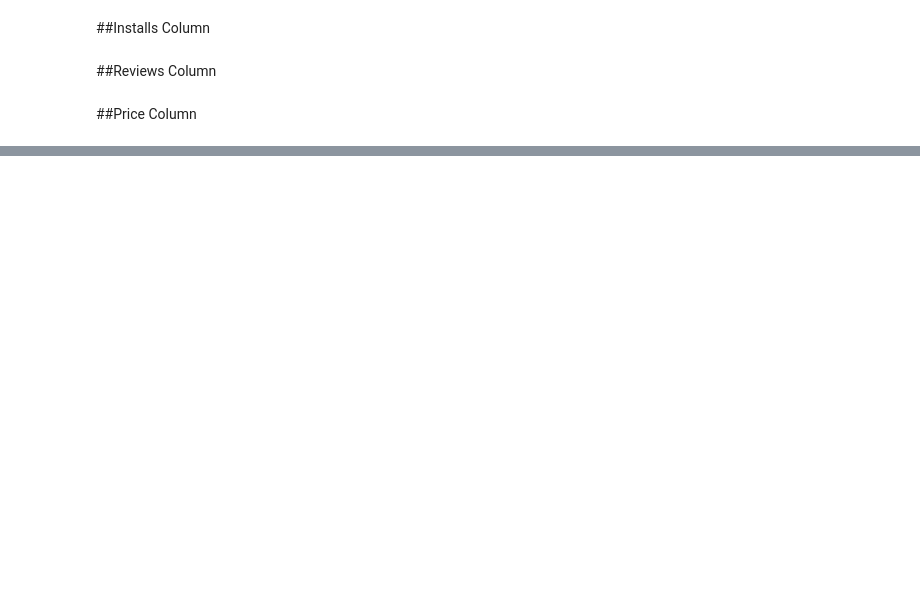
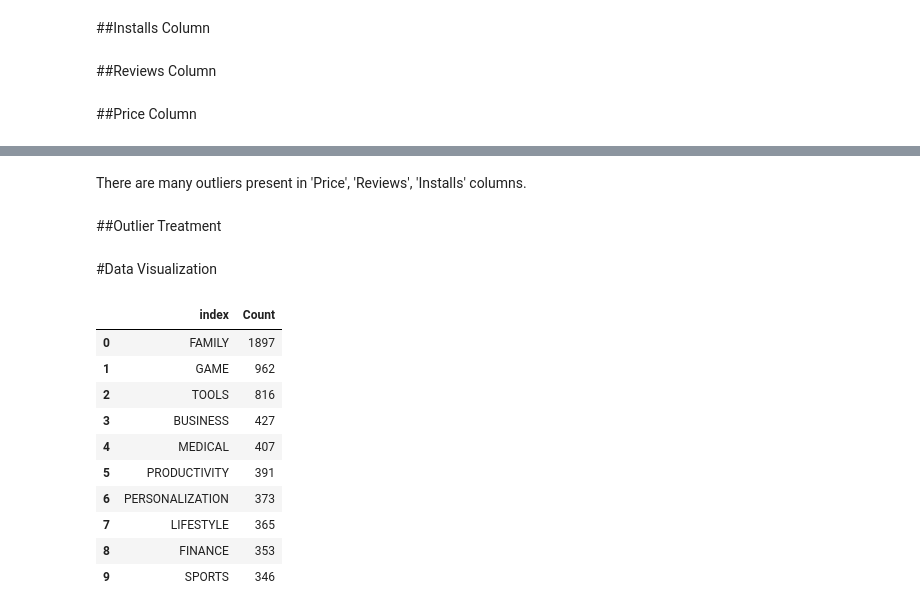
Before and after one commit to iamNirmeshGupta/Google-Play-Store-App-Rating-Prediction, a Jupyter notebook: PlayStore_App_Rating_Prediction.ipynb, the cells around one changed output, grey strips where cells are left out. Drawn from its saved outputs; the diff is of its cells as text; code cells hidden in the pictures; blank space fills up the shorter version.

```diff
--- a/PlayStore_App_Rating_Prediction.ipynb
+++ b/PlayStore_App_Rating_Prediction.ipynb
@@ -180,0 +222,4 @@ Name: Category, dtype: int64
+# %% [markdown]
+There are many outliers present in 'Price', 'Reviews', 'Installs' columns.
+# %% [markdown]
+##Outlier Treatment
@@ -181,3 +231,20 @@ Name: Category, dtype: int64
+# %% [markdown]
+#Data Visualization
+# %%
+# Category value counts
+df['Category'].value_counts().reset_index(name='Count').nlargest(10,'Count')
+# %% [output]
+|  | index | Count |
+| 0 | FAMILY | 1897 |
+| 1 | GAME | 962 |
+| 2 | TOOLS | 816 |
+| 3 | BUSINESS | 427 |
+| 4 | MEDICAL | 407 |
+| 5 | PRODUCTIVITY | 391 |
+| 6 | PERSONALIZATION | 373 |
+| 7 | LIFESTYLE | 365 |
+| 8 | FINANCE | 353 |
+| 9 | SPORTS | 346 |
 # %%
 import matplotlib.pyplot as plt
 import seaborn as sns
```
Also changed, not shown: parts of 41 cells of this notebook.
